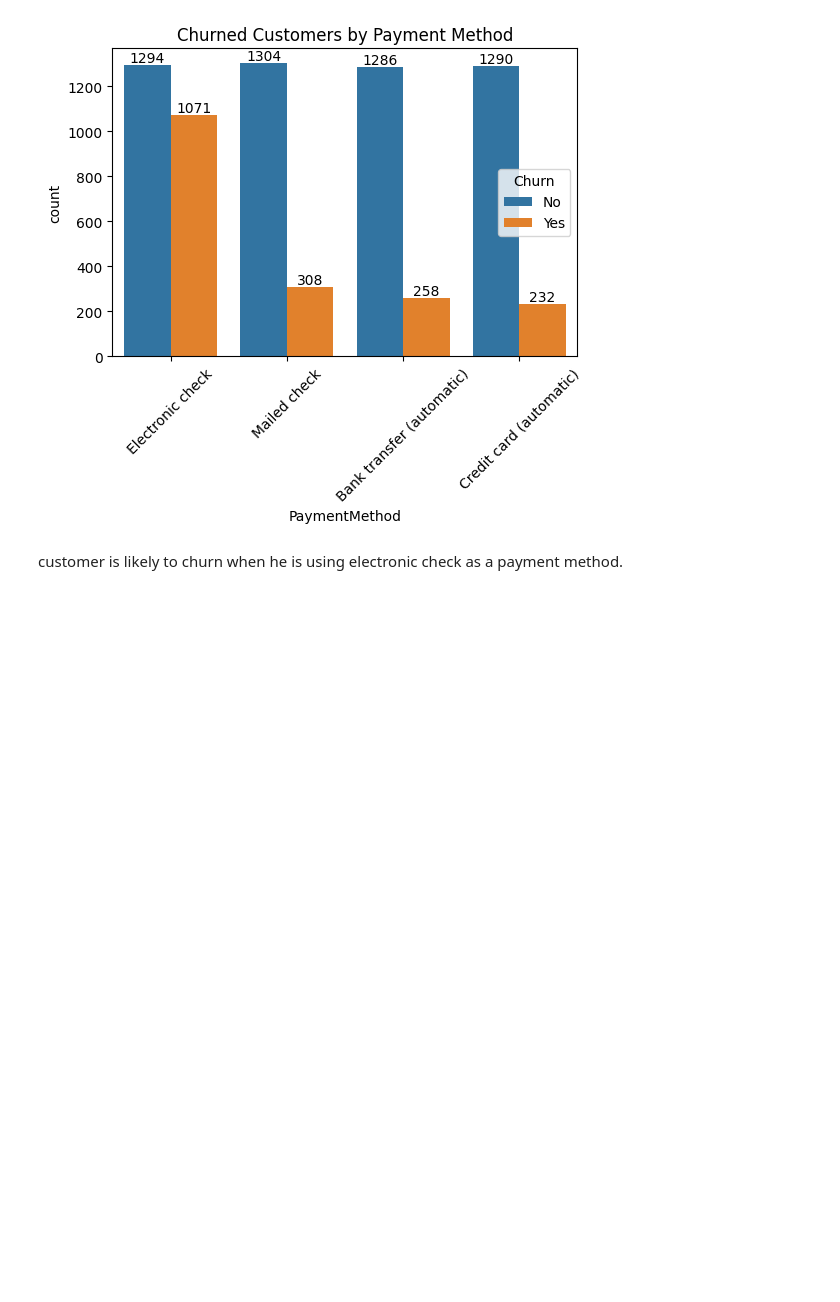
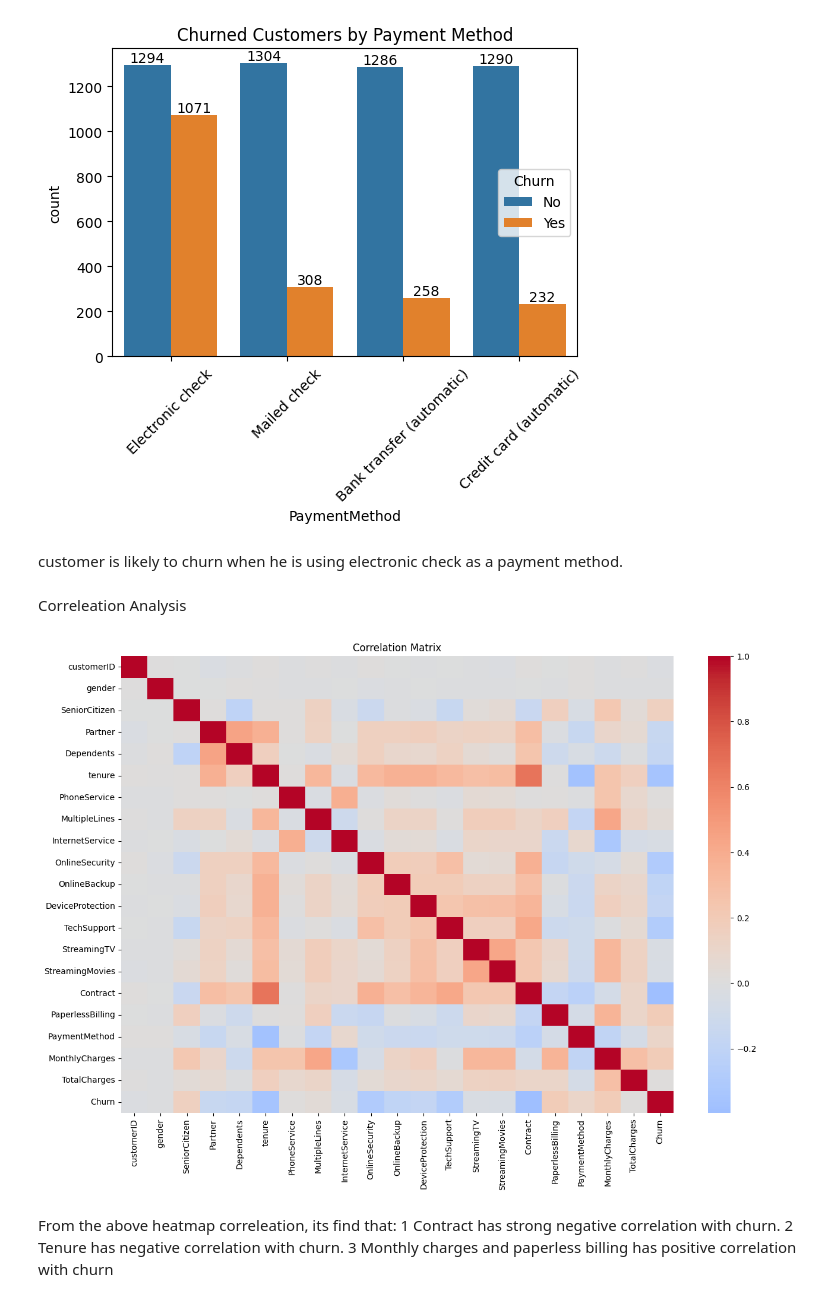
Before and after one commit to faixankh07-dvader/DATA-ANALYSIS-PYTHON-PANDAS, a Jupyter notebook: CUSTOMER CHURN ANALYSIS/customer_main.ipynb, the cells around one changed output. Drawn from its saved outputs; the diff is of its cells as text; code cells hidden in the pictures; blank space fills up the shorter version.

Commit message:
correlation analysis added

```diff
--- a/CUSTOMER CHURN ANALYSIS/customer_main.ipynb
+++ b/CUSTOMER CHURN ANALYSIS/customer_main.ipynb
@@ -264,3 +264,33 @@ plt.show()
 [figure]
 # %% [markdown]
 customer is likely to churn when he is using electronic check as a payment method.
+# %% [markdown]
+Correleation Analysis
+# %%
+# Convert categorical variables into numeric
+
+df_corr = df.copy()
+
+for col in df_corr.columns:
+    if df_corr[col].dtype == 'object':
+        df_corr[col] = df_corr[col].astype('category').cat.codes
+
+corr_matrix = df_corr.corr(numeric_only=True)
+
+plt.figure(figsize=(15,10))
+sns.heatmap(
+    corr_matrix,
+    annot=False,
+    cmap='coolwarm',
+    center=0
+)
+
+plt.title("Correlation Matrix")
+plt.show()
+# %% [output]
+[figure, added]
+# %% [markdown]
+From the above heatmap correleation, its find that:
+1 Contract has strong negative correlation with churn.
+2 Tenure has negative correlation with churn.
+3 Monthly charges and paperless billing has positive correlation with churn
```
Also changed, not shown: parts of 1 cell of this notebook.
